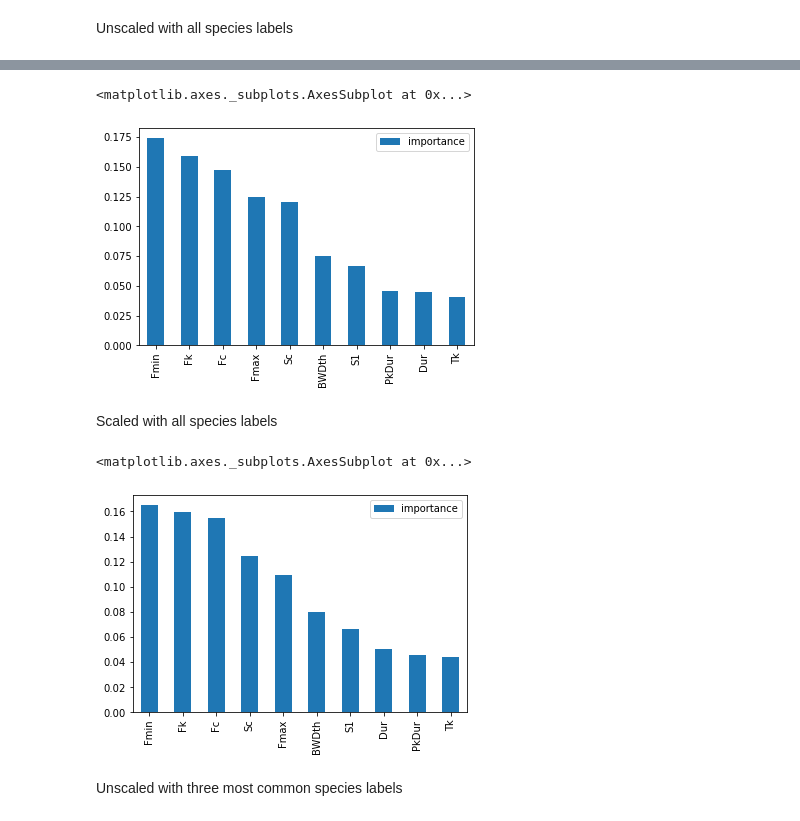
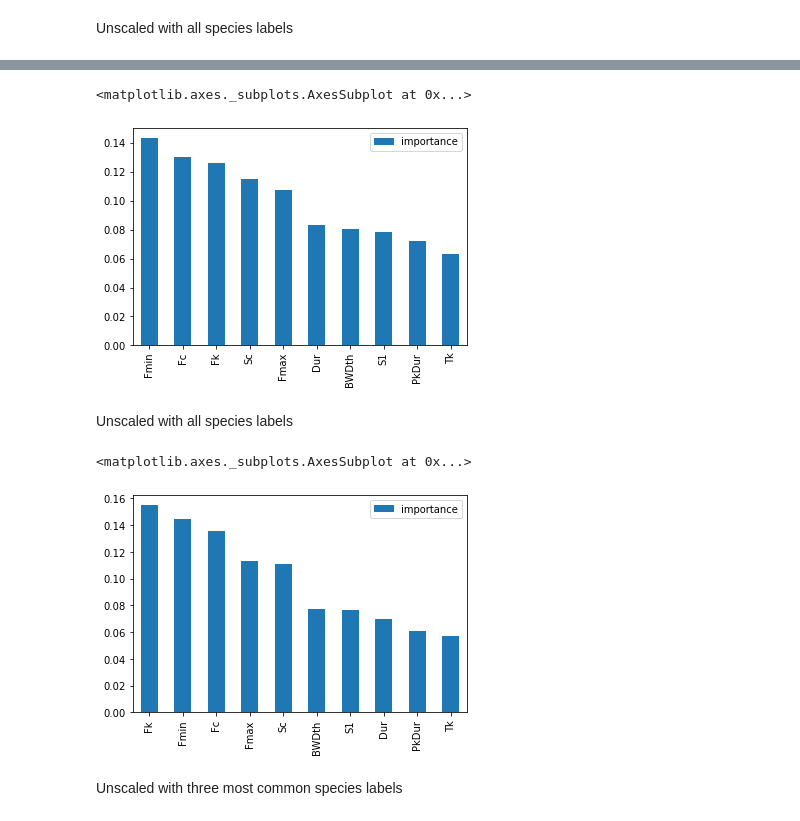
Before and after one commit to haberkornm/Springboard, a Jupyter notebook: Bat_Echolocation_Capstone/Bat_echolocation_EDA.ipynb, the cells around one changed output, grey strips where cells are left out. Cells and saved outputs as stored; diff of their text form; code cells hidden in the pictures.

```diff
--- a/Bat_Echolocation_Capstone/Bat_echolocation_EDA.ipynb
+++ b/Bat_Echolocation_Capstone/Bat_echolocation_EDA.ipynb
@@ -1349,3 +1512,7 @@ sns.pairplot(df1, hue = 'Spp')
 from sklearn.preprocessing import RobustScaler
 from statsmodels.stats.outliers_influence import variance_inflation_factor
 from patsy import dmatrices
+# %%
+all_species_df = tr_lib[['AUTO ID*', 'Fc', 'Sc', 'Dur', 'Fmax', 'Fmin', 'Fk', 'Tk', 'S1', 'BWDth', 'PkDur']]
+all_species_df.columns = ['Spp', 'Fc', 'Sc', 'Dur', 'Fmax', 'Fmin', 'Fk', 'Tk', 'S1', 'BWDth', 'PkDur']
+all_species_df.head()
@@ -1352,10 +1536,8 @@ from patsy import dmatrices
 # %%
-#Drop NoID calls from library
-noid_index = tr_libdf[tr_libdf['Spp'] == 'NoID'].index
-tr_libdf.drop(noid_index, inplace=True)
 #Remove non-numeric columns so dataframe can be scaled
-data = tr_libdf.drop(columns = ['Spp', 'Library'])
+data = all_species_df.drop(columns = ['Spp'])
+data.head()
 #Relabel columns
-data.columns = ['Fc', 'Sc', 'Dur', 'Fmax', 'Fmin', 'Fk', 'Tk', 'S1', 'BWDth','PkDur']
+#data.columns = ['Fc', 'Sc', 'Dur', 'Fmax', 'Fmin', 'Fk', 'Tk', 'S1', 'BWDth','PkDur']
 #Create dataframe of species labels
 spp_labels = pd.DataFrame(tr_libdf['Spp'])
@@ -1542,7 +1738,7 @@ All species scaled with Fmax, Fmin, and Fk removed.  VIF for remaining features
 #### Changing labels on unscaled and scaled dataframes
 # %%
 #List of species to be relabeld as other
-other_spp = ['ANTPAL', 'EPTFUS', 'EUMPER', 'EUMUND', 'LASBLO', 'LASCIN', 'LASNOC', 'LASXAN', 'MYOCAL', 'MYOCIL', 'MYOEVO', 'MYOOCC', 'MYOTHY', 'MYOVEL', 'MYOVOL', 'NYCFEM', 'NYCMAC']
+other_spp = ['NoID', 'ANTPAL', 'EPTFUS', 'EUMPER', 'EUMUND', 'LASBLO', 'LASCIN', 'LASNOC', 'LASXAN', 'MYOCAL', 'MYOCIL', 'MYOEVO', 'MYOOCC', 'MYOTHY', 'MYOVEL', 'MYOVOL', 'NYCFEM', 'NYCMAC']
 #Replacing other_spp with other label
 three_spp_labels = data.Spp.replace(other_spp, 'other')
 #Relabeling unscaled data
@@ -1962,22 +2277,22 @@ Unscaled with all species labels
 # %%
-X_train, X_test, y_train, y_test = train_test_split(X, spp_labels, test_size=0.2)
+X_train, X_test, y_train, y_test = train_test_split(data, spp_labels, test_size=0.2)
 ## This line instantiates the model.
 rf = RandomForestClassifier()
 ## Fit the model on your training data.
 rf.fit(X_train, y_train)
 ## And score it on your testing data.
 rf.score(X_test, y_test)
 feature_importances = pd.DataFrame(rf.feature_importances_,
                                    index = X_train.columns,
                                     columns=['importance']).sort_values('importance', ascending=False)
 feature_importances.plot(kind='bar')
 # %% [output]
 <matplotlib.axes._subplots.AxesSubplot at 0x...>
-[figure, old version]
+[figure, new version]
 # %% [markdown]
-Scaled with all species labels
+Unscaled with all species labels
 # %%
-X_train, X_test, y_train, y_test = train_test_split(X_scaled, spp_labels, test_size=0.2)
+X_train, X_test, y_train, y_test = train_test_split(data, three_spp_labels, test_size=0.2)
 ## This line instantiates the model.
 rf = RandomForestClassifier()
 ## Fit the model on your training data.
@@ -1990,7 +2305,7 @@ feature_importances = pd.DataFrame(rf.feature_importances_,
 feature_importances.plot(kind='bar')
 # %% [output]
 <matplotlib.axes._subplots.AxesSubplot at 0x...>
-[figure, old version]
+[figure, new version]
 # %% [markdown]
 Unscaled with three most common species labels
 # %%
```
Also changed, not shown: parts of 82 cells of this notebook.
